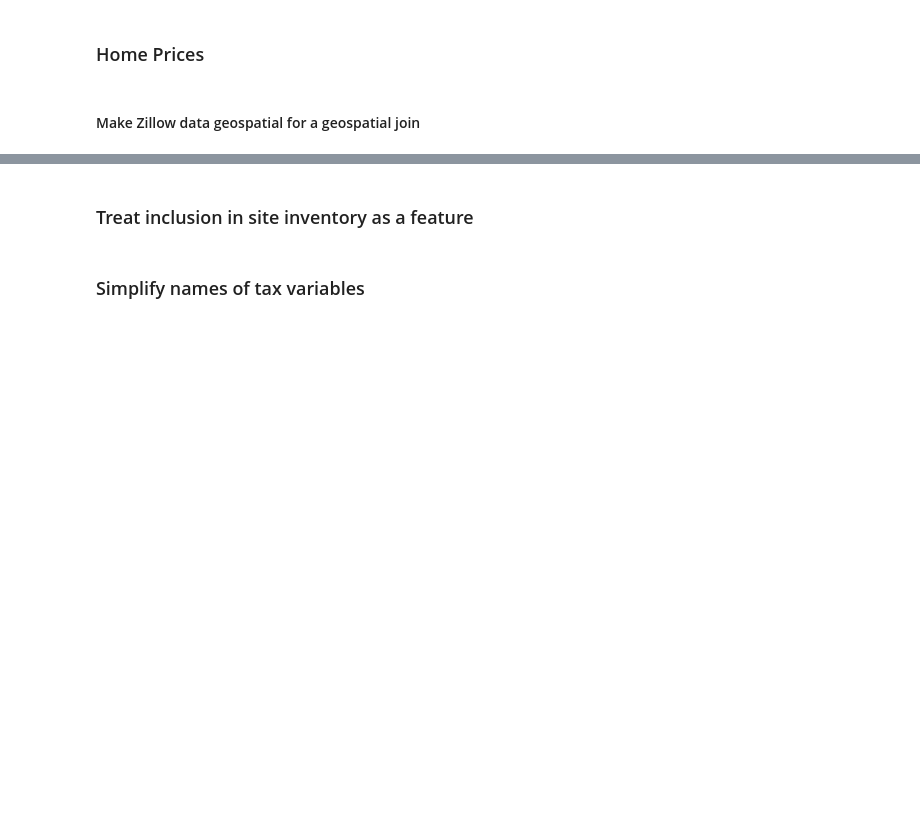
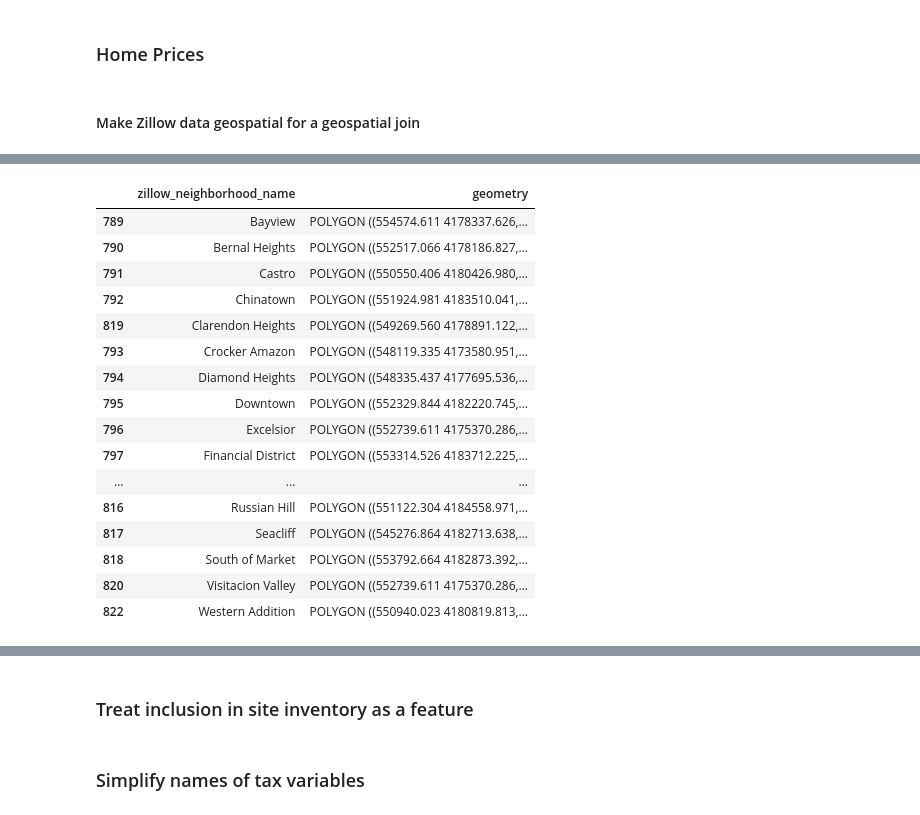
Before and after one commit to sdamerdji/dissertation, a Jupyter notebook: pdev/clean3.ipynb, the cells around one changed output, grey strips where cells are left out. Drawn from its saved outputs; the diff is of its cells as text; code cells hidden in the pictures; blank space fills up the shorter version.

```diff
--- a/pdev/clean3.ipynb
+++ b/pdev/clean3.ipynb
@@ -477,0 +306,36 @@ plt.show()
+# %%
+sf_neighborhoods = sf[['NAME', 'geometry']]
+# %%
+sf_neighborhoods = sf_neighborhoods.to_crs(full_df.crs)
+# %%
+sf_neighborhoods = sf_neighborhoods.rename(columns={'NAME': 'zillow_neighborhood_name'})
+# %%
+sf_neighborhoods = sf_neighborhoods.replace({'zillow_neighborhood_name': {
+    'Marina' : 'Marina District',
+    'Haight-Ashbury': 'Haight',
+    'South Of Market': 'South of Market',
+    'Ocean View': 'Oceanview',
+    'Castro-Upper Market': 'Castro',
+    'Twin Peaks': 'Clarendon Heights',
+    'West Of Twin Peaks': 'Forest Knolls'
+}})
+# %%
+sf_neighborhoods.sort_values('zillow_neighborhood_name')
+# %% [output]
+|  | zillow_neighborhood_name | geometry |
+| 789 | Bayview | POLYGON ((554574.611 4178337.626,... |
+| 790 | Bernal Heights | POLYGON ((552517.066 4178186.827,... |
+| 791 | Castro | POLYGON ((550550.406 4180426.980,... |
+| 792 | Chinatown | POLYGON ((551924.981 4183510.041,... |
+| 819 | Clarendon Heights | POLYGON ((549269.560 4178891.122,... |
+| 793 | Crocker Amazon | POLYGON ((548119.335 4173580.951,... |
+| 794 | Diamond Heights | POLYGON ((548335.437 4177695.536,... |
+| 795 | Downtown | POLYGON ((552329.844 4182220.745,... |
+| 796 | Excelsior | POLYGON ((552739.611 4175370.286,... |
+| 797 | Financial District | POLYGON ((553314.526 4183712.225,... |
+| ... | ... | ... |
+| 816 | Russian Hill | POLYGON ((551122.304 4184558.971,... |
+| 817 | Seacliff | POLYGON ((545276.864 4182713.638,... |
+| 818 | South of Market | POLYGON ((553792.664 4182873.392,... |
+| 820 | Visitacion Valley | POLYGON ((552739.611 4175370.286,... |
+| 822 | Western Addition | POLYGON ((550940.023 4180819.813,... |
```
Also changed, not shown: parts of 171 cells of this notebook, 4 other files.
